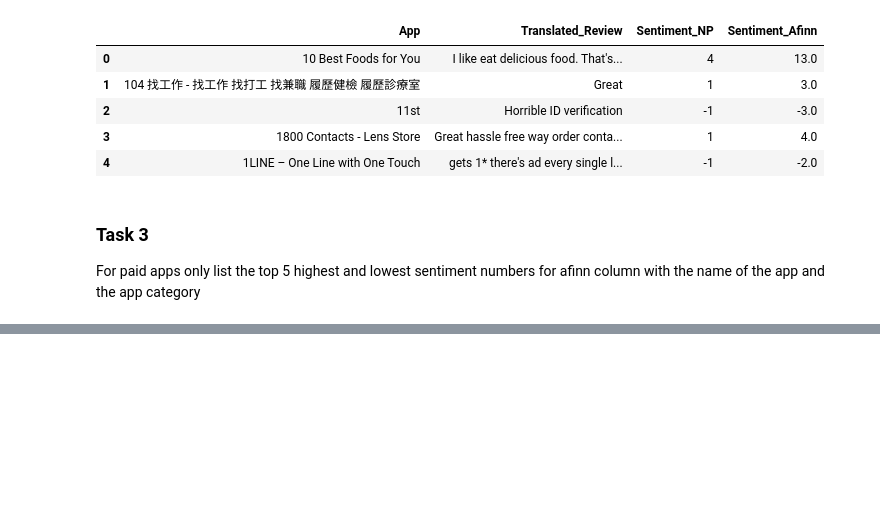
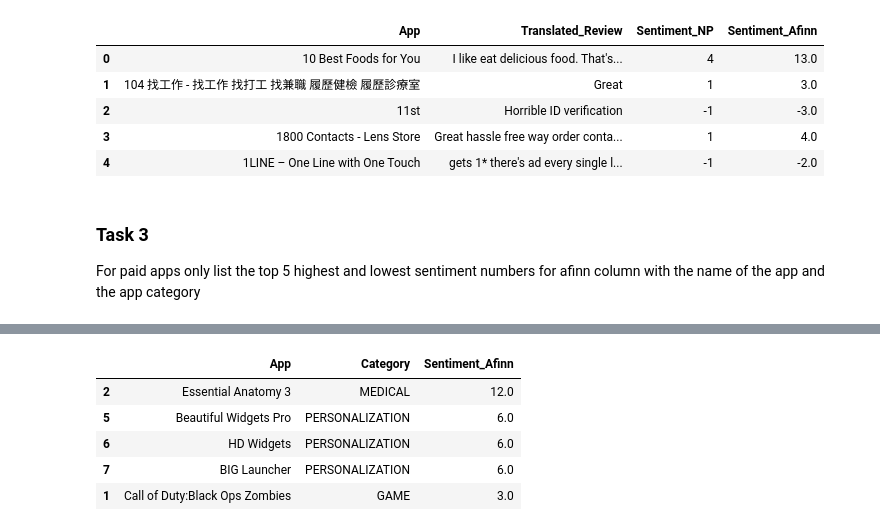
Before and after one commit to bahaozsahin/Develhope_Project-2_team-3, a Jupyter notebook: week4/week4_Baha.ipynb, the cells around one changed output, grey strips where cells are left out. Cells and saved outputs as stored; diff of their text form; code cells hidden in the pictures; blank space fills up the shorter version.

```diff
--- a/week4/week4_Baha.ipynb
+++ b/week4/week4_Baha.ipynb
@@ -124,0 +148,10 @@ For paid apps only list the top 5 highest and lowest sentiment numbers for afinn
+# %%
+#Top 5 sentiment values for paid apps
+merged.sort_values('Sentiment_Afinn', ascending=False).head(5)
+# %% [output]
+|  | App | Category | Sentiment_Afinn |
+| 2 | Essential Anatomy 3 | MEDICAL | 12.0 |
+| 5 | Beautiful Widgets Pro | PERSONALIZATION | 6.0 |
+| 6 | HD Widgets | PERSONALIZATION | 6.0 |
+| 7 | BIG Launcher | PERSONALIZATION | 6.0 |
+| 1 | Call of Duty:Black Ops Zombies | GAME | 3.0 |
```
Also changed, not shown: parts of 5 cells of this notebook.
